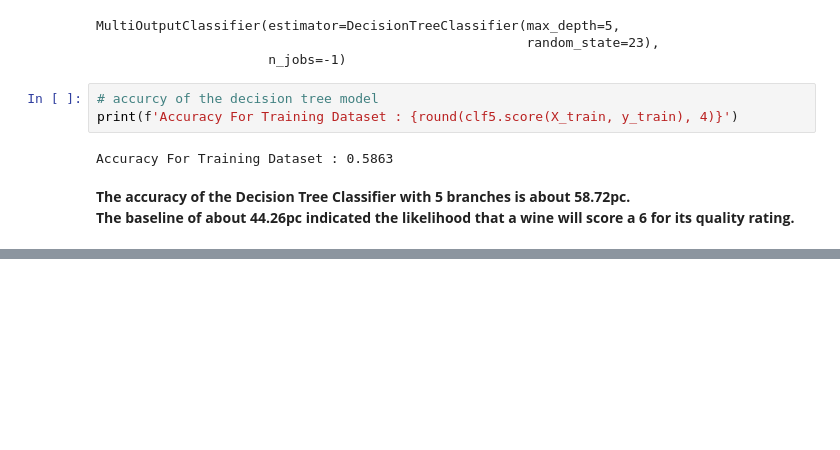
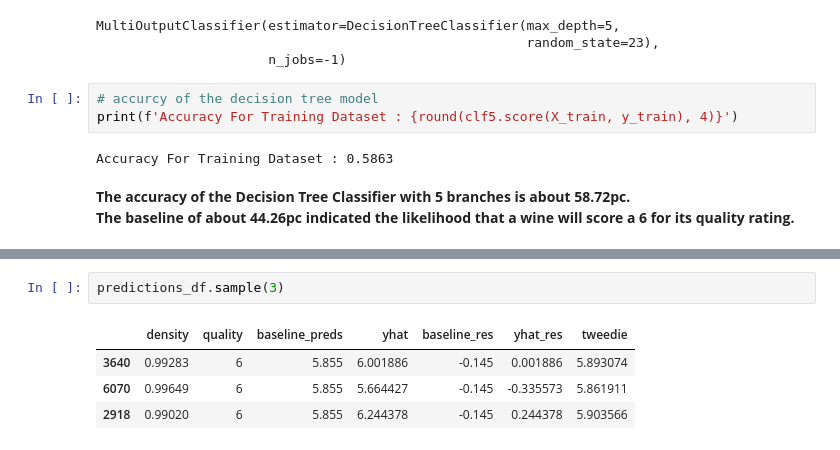
Before and after one commit to Mags-and-Smitty-Clustering-Project/group, a Jupyter notebook: project_3_workbook.ipynb, the cells around one changed output, grey strips where cells are left out. Saved outputs shown, nothing was run; the diff lists cells and outputs as text; blank space fills up the shorter version.

```diff
--- a/project_3_workbook.ipynb
+++ b/project_3_workbook.ipynb
@@ -886,0 +787,7 @@ Index(['citric_acid', 'density'], dtype='object')
+# %%
+predictions_df.sample(3)
+# %% [output]
+|  | density | quality | baseline_preds | yhat | baseline_res | yhat_res | tweedie |
+| 3640 | 0.99283 | 6 | 5.855 | 6.001886 | -0.145 | 0.001886 | 5.893074 |
+| 6070 | 0.99649 | 6 | 5.855 | 5.664427 | -0.145 | -0.335573 | 5.861911 |
+| 2918 | 0.99020 | 6 | 5.855 | 6.244378 | -0.145 | 0.244378 | 5.903566 |
```
Also changed, not shown: parts of 84 cells of this notebook, 1 other file.
